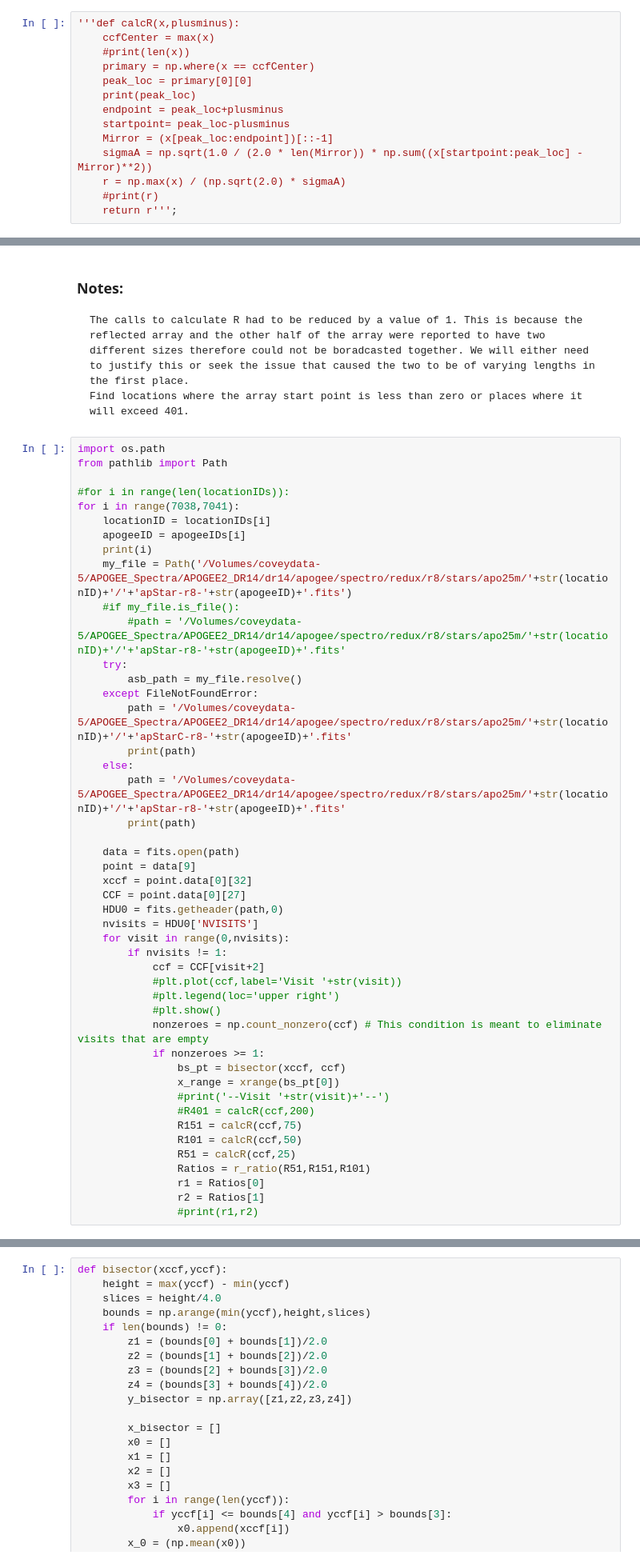
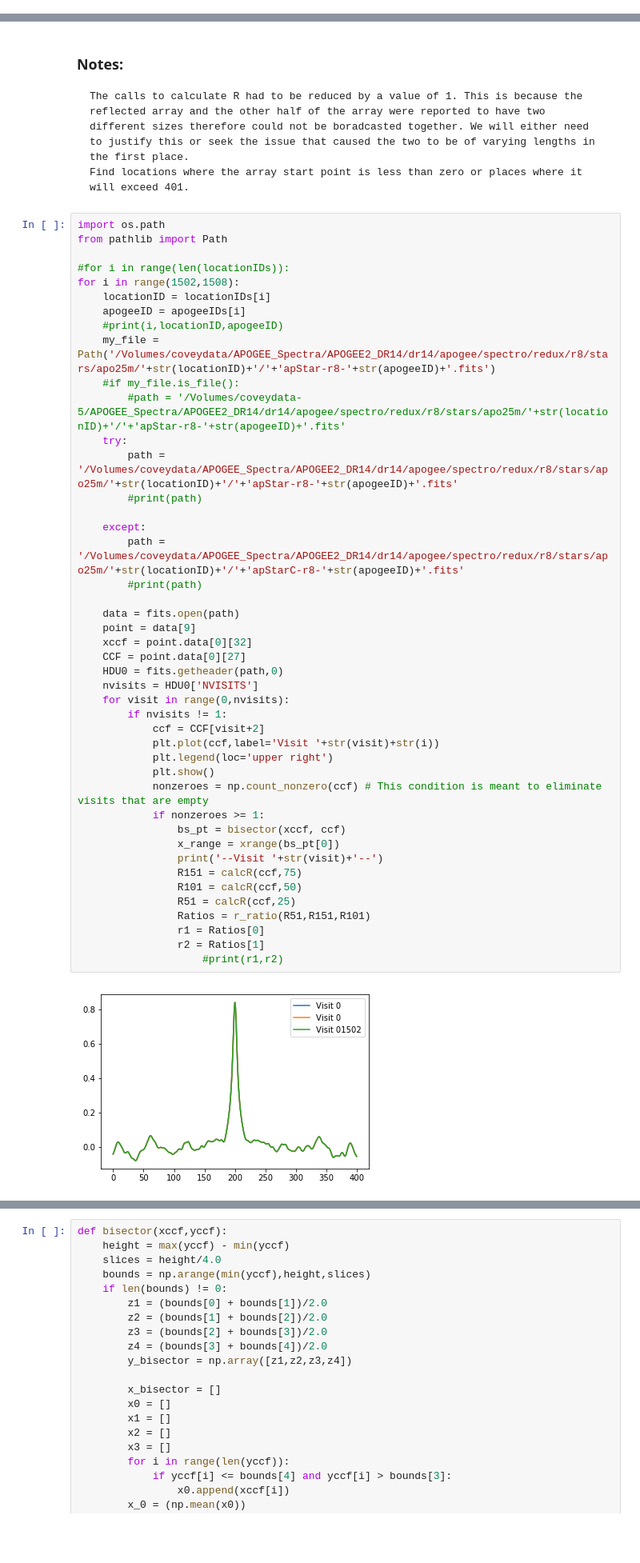
Before and after one commit to reynaa2/Binary-ID-2017, a Jupyter notebook: APOGEE_Binary_ID.ipynb, the cells around one changed output, grey strips where cells are left out. Shown at 80% size. Cells and saved outputs as stored; diff of their text form; blank space fills up the shorter version.

```diff
--- a/APOGEE_Binary_ID.ipynb
+++ b/APOGEE_Binary_ID.ipynb
@@ -9,17 +10,3 @@ import math
-# %%
-'''def calcR(x,plusminus):
-    ccfCenter = max(x)
-    #print(len(x))
-    primary = np.where(x == ccfCenter)
-    peak_loc = primary[0][0]
-    print(peak_loc)
-    endpoint = peak_loc+plusminus
-    startpoint= peak_loc-plusminus
-    Mirror = (x[peak_loc:endpoint])[::-1]
-    sigmaA = np.sqrt(1.0 / (2.0 * len(Mirror)) * np.sum((x[startpoint:peak_loc] - Mirror)**2))
-    r = np.max(x) / (np.sqrt(2.0) * sigmaA)
-    #print(r)
-    return r''';
 # %%
 def calcR(x,pm):
     ccfCenter = max(x)
@@ -51,46 +38,45 @@ def calcR(x,pm):
 import os.path
 from pathlib import Path
 
 #for i in range(len(locationIDs)):
-for i in range(7038,7041):
+for i in range(1502,1508):
     locationID = locationIDs[i]
     apogeeID = apogeeIDs[i]
-    print(i)
-    my_file = Path('/Volumes/coveydata-5/APOGEE_Spectra/APOGEE2_DR14/dr14/apogee/spectro/redux/r8/stars/apo25m/'+str(locationID)+'/'+'apStar-r8-'+str(apogeeID)+'.fits')
+    #print(i,locationID,apogeeID)
+    my_file = Path('/Volumes/coveydata/APOGEE_Spectra/APOGEE2_DR14/dr14/apogee/spectro/redux/r8/stars/apo25m/'+str(locationID)+'/'+'apStar-r8-'+str(apogeeID)+'.fits')
     #if my_file.is_file():
         #path = '/Volumes/coveydata-5/APOGEE_Spectra/APOGEE2_DR14/dr14/apogee/spectro/redux/r8/stars/apo25m/'+str(locationID)+'/'+'apStar-r8-'+str(apogeeID)+'.fits'
     try:
-        asb_path = my_file.resolve()
-    except FileNotFoundError:
-        path = '/Volumes/coveydata-5/APOGEE_Spectra/APOGEE2_DR14/dr14/apogee/spectro/redux/r8/stars/apo25m/'+str(locationID)+'/'+'apStarC-r8-'+str(apogeeID)+'.fits'
-        print(path)
-    else:
-        path = '/Volumes/coveydata-5/APOGEE_Spectra/APOGEE2_DR14/dr14/apogee/spectro/redux/r8/stars/apo25m/'+str(locationID)+'/'+'apStar-r8-'+str(apogeeID)+'.fits'
-        print(path)
+        path = '/Volumes/coveydata/APOGEE_Spectra/APOGEE2_DR14/dr14/apogee/spectro/redux/r8/stars/apo25m/'+str(locationID)+'/'+'apStar-r8-'+str(apogeeID)+'.fits'
+        #print(path)
+
+    except:
+        path = '/Volumes/coveydata/APOGEE_Spectra/APOGEE2_DR14/dr14/apogee/spectro/redux/r8/stars/apo25m/'+str(locationID)+'/'+'apStarC-r8-'+str(apogeeID)+'.fits'
+        #print(path)
 
     data = fits.open(path)
     point = data[9]
     xccf = point.data[0][32]
     CCF = point.data[0][27]
     HDU0 = fits.getheader(path,0)
     nvisits = HDU0['NVISITS']
     for visit in range(0,nvisits):
         if nvisits != 1:
             ccf = CCF[visit+2]
-            #plt.plot(ccf,label='Visit '+str(visit))
-            #plt.legend(loc='upper right')
-            #plt.show()
+            plt.plot(ccf,label='Visit '+str(visit)+str(i))
+            plt.legend(loc='upper right')
+            plt.show()
             nonzeroes = np.count_nonzero(ccf) # This condition is meant to eliminate visits that are empty
             if nonzeroes >= 1:
                 bs_pt = bisector(xccf, ccf)
                 x_range = xrange(bs_pt[0])
-                #print('--Visit '+str(visit)+'--')
-                #R401 = calcR(ccf,200)
+                print('--Visit '+str(visit)+'--')
                 R151 = calcR(ccf,75)
                 R101 = calcR(ccf,50)
                 R51 = calcR(ccf,25)
                 Ratios = r_ratio(R51,R151,R101)
                 r1 = Ratios[0]
                 r2 = Ratios[1]
-                #print(r1,r2)
+                    #print(r1,r2)
 # %% [output]
+[figure, added]
```
Also changed, not shown: parts of 7 cells of this notebook.
